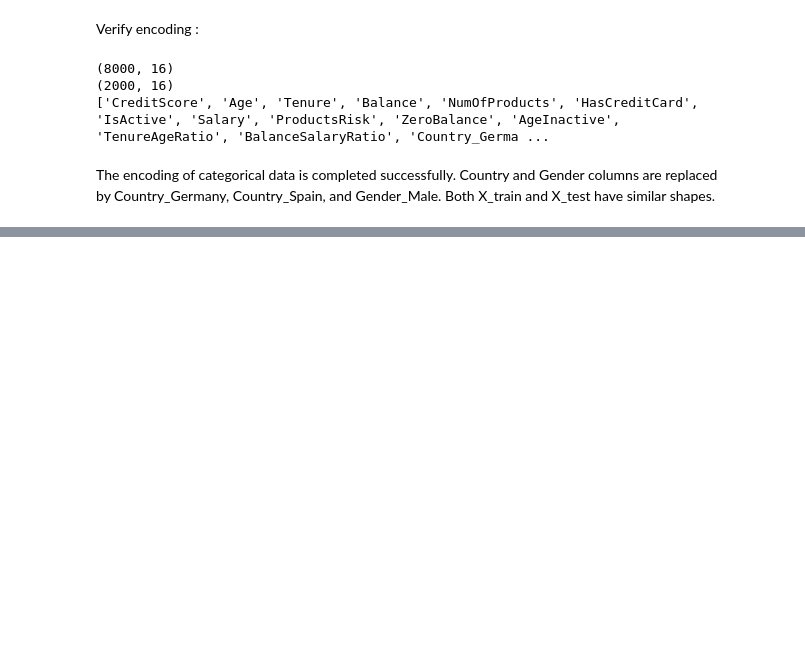
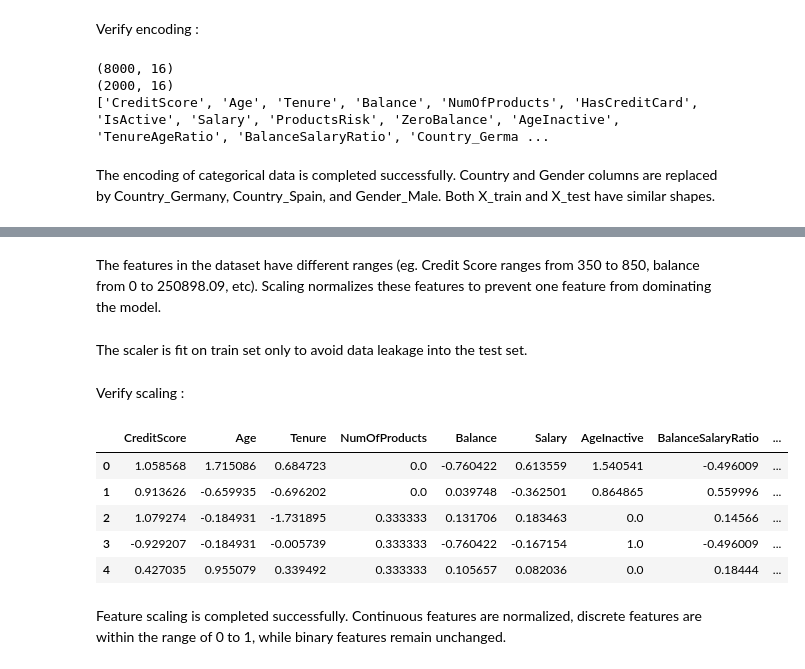
Before and after one commit to ananyapatankar/bank-customer-churn-prediction, a Jupyter notebook: notebooks/02_data_preprocessing.ipynb, the cells around one changed output, grey strips where cells are left out. Saved outputs shown, nothing was run; the diff lists cells and outputs as text; code cells hidden in the pictures; blank space fills up the shorter version.

Commit message:
Add feature scaling

```diff
--- a/notebooks/02_data_preprocessing.ipynb
+++ b/notebooks/02_data_preprocessing.ipynb
@@ -217,0 +222,35 @@ The encoding of categorical data is completed successfully. Country and Gender c
+# %%
+#scale features using different scalers based on the distribution of each column
+preprocessor = ColumnTransformer(transformers=[
+    ('std', StandardScaler(), ['CreditScore','Age','Tenure']),
+    ('minmax', MinMaxScaler(), ['NumOfProducts']),
+    ('robust', RobustScaler(), ['Balance','Salary','AgeInactive','BalanceSalaryRatio']) ],
+    remainder='passthrough')
+# %% [markdown]
+The features in the dataset have different ranges (eg. Credit Score ranges from 350 to 850, balance from 0 to 250898.09, etc). Scaling normalizes these features to prevent one feature from dominating the model.
+# %%
+#fit on train set only
+X_train_scaled = preprocessor.fit_transform(X_train)
+X_test_scaled  = preprocessor.transform(X_test)
+# %% [markdown]
+The scaler is fit on train set only to avoid data leakage into the test set.
+# %% [markdown]
+Verify scaling :
+# %%
+feature_names = preprocessor.get_feature_names_out()
+X_train_scaled = pd.DataFrame(X_train_scaled, columns=feature_names)
+X_test_scaled = pd.DataFrame(X_test_scaled, columns=feature_names)
+
+X_train_scaled.columns = X_train_scaled.columns.str.split('__').str[-1]
+X_test_scaled.columns = X_test_scaled.columns.str.split('__').str[-1]
+
+X_train_scaled.head()
+# %% [output]
+|  | CreditScore | Age | Tenure | NumOfProducts | Balance | Salary | AgeInactive | BalanceSalaryRatio | ... |
+| 0 | 1.058568 | 1.715086 | 0.684723 | 0.0 | -0.760422 | 0.613559 | 1.540541 | -0.496009 | ... |
+| 1 | 0.913626 | -0.659935 | -0.696202 | 0.0 | 0.039748 | -0.362501 | 0.864865 | 0.559996 | ... |
+| 2 | 1.079274 | -0.184931 | -1.731895 | 0.333333 | 0.131706 | 0.183463 | 0.0 | 0.14566 | ... |
+| 3 | -0.929207 | -0.184931 | -0.005739 | 0.333333 | -0.760422 | -0.167154 | 1.0 | -0.496009 | ... |
+| 4 | 0.427035 | 0.955079 | 0.339492 | 0.333333 | 0.105657 | 0.082036 | 0.0 | 0.18444 | ... |
+# %% [markdown]
+Feature scaling is completed successfully. Continuous features are normalized, discrete features are within the range of 0 to 1, while binary features remain unchanged.
```
Also changed, not shown: parts of 2 cells of this notebook.
